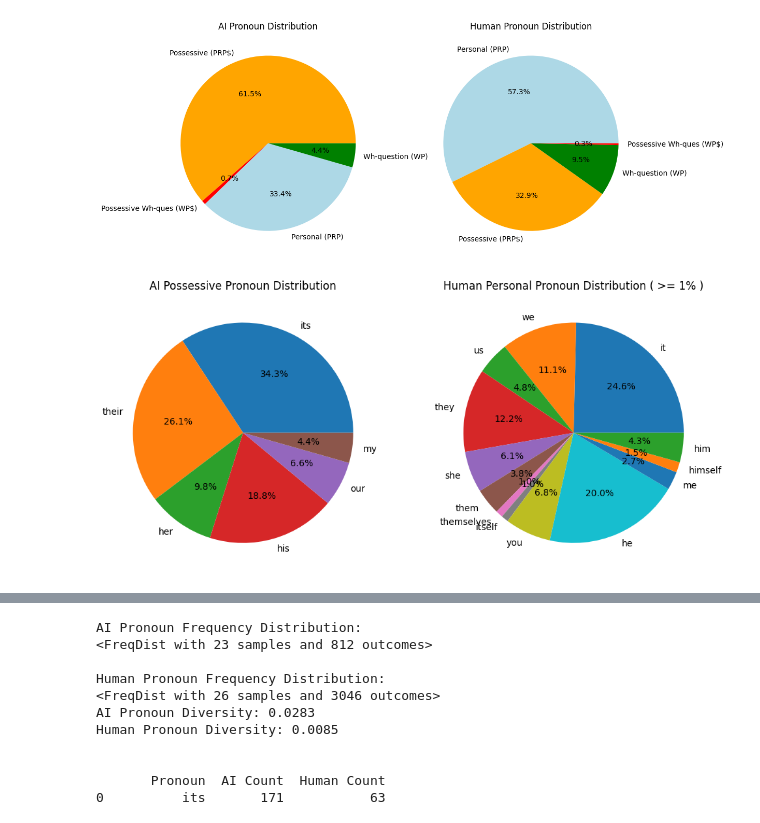
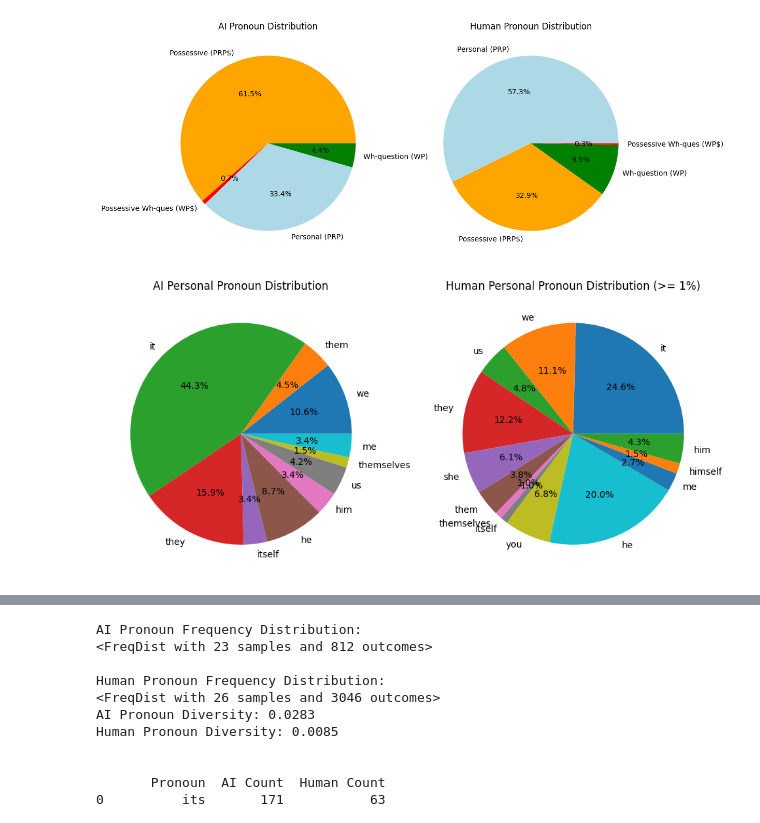
Before and after one commit to BroganDev21/Senior-Project, a Jupyter notebook: SeniorProject.ipynb, the cells around one changed output, grey strips where cells are left out. Cells and saved outputs as stored; diff of their text form; code cells hidden in the pictures.

```diff
--- a/SeniorProject.ipynb
+++ b/SeniorProject.ipynb
@@ -1005,31 +990,29 @@ plt.show()
 # %% [output]
 [figure]
 # %%
-from nltk.tokenize import word_tokenize
-from nltk import pos_tag
-from collections import Counter
-import matplotlib.pyplot as plt
-
 # Function to calculate specific pronoun distribution
 def specific_pronoun_distribution(texts, target_tags):
     tokens = word_tokenize(texts.lower())
     tagged = pos_tag(tokens)
     pronoun_counts = Counter(word for word, tag in tagged if tag in target_tags)
     total_pronouns = sum(pronoun_counts.values())
     pronoun_percentages = {word: count / total_pronouns for word, count in pronoun_counts.items() if count > 0}
 
     return pronoun_percentages
 
-ai_possessive_distribution = specific_pronoun_distribution(ai_texts, ['PRP$'])
+# Collect the pronoun distributions
+ai_personal_distribution = specific_pronoun_distribution(ai_texts, ['PRP'])
+ai_personal_distribution_filtered = {word: percent for word, percent in ai_personal_distribution.items() if percent * 100 > 1}
 human_personal_distribution = specific_pronoun_distribution(human_texts, ['PRP'])
 human_personal_distribution_filtered = {word: percent for word, percent in human_personal_distribution.items() if percent * 100 > 1}
 
+# Plotting the personal pronoun distributions for AI and Human
 fig, axs = plt.subplots(1, 2, figsize=(12, 6))
-axs[0].pie(ai_possessive_distribution.values(), labels=ai_possessive_distribution.keys(), autopct='%1.1f%%')
-axs[0].set_title('AI Possessive Pronoun Distribution')
+axs[0].pie(ai_personal_distribution_filtered.values(), labels=ai_personal_distribution_filtered.keys(), autopct='%1.1f%%')
+axs[0].set_title('AI Personal Pronoun Distribution')
 axs[1].pie(human_personal_distribution_filtered.values(), labels=human_personal_distribution_filtered.keys(), autopct='%1.1f%%')
-axs[1].set_title('Human Personal Pronoun Distribution ( >= 1% )')
+axs[1].set_title('Human Personal Pronoun Distribution (>= 1%)')
 
 plt.show()
 # %% [output]
-[figure, old version]
+[figure, new version]
```
Also changed, not shown: parts of 20 cells of this notebook, 4 other files.
